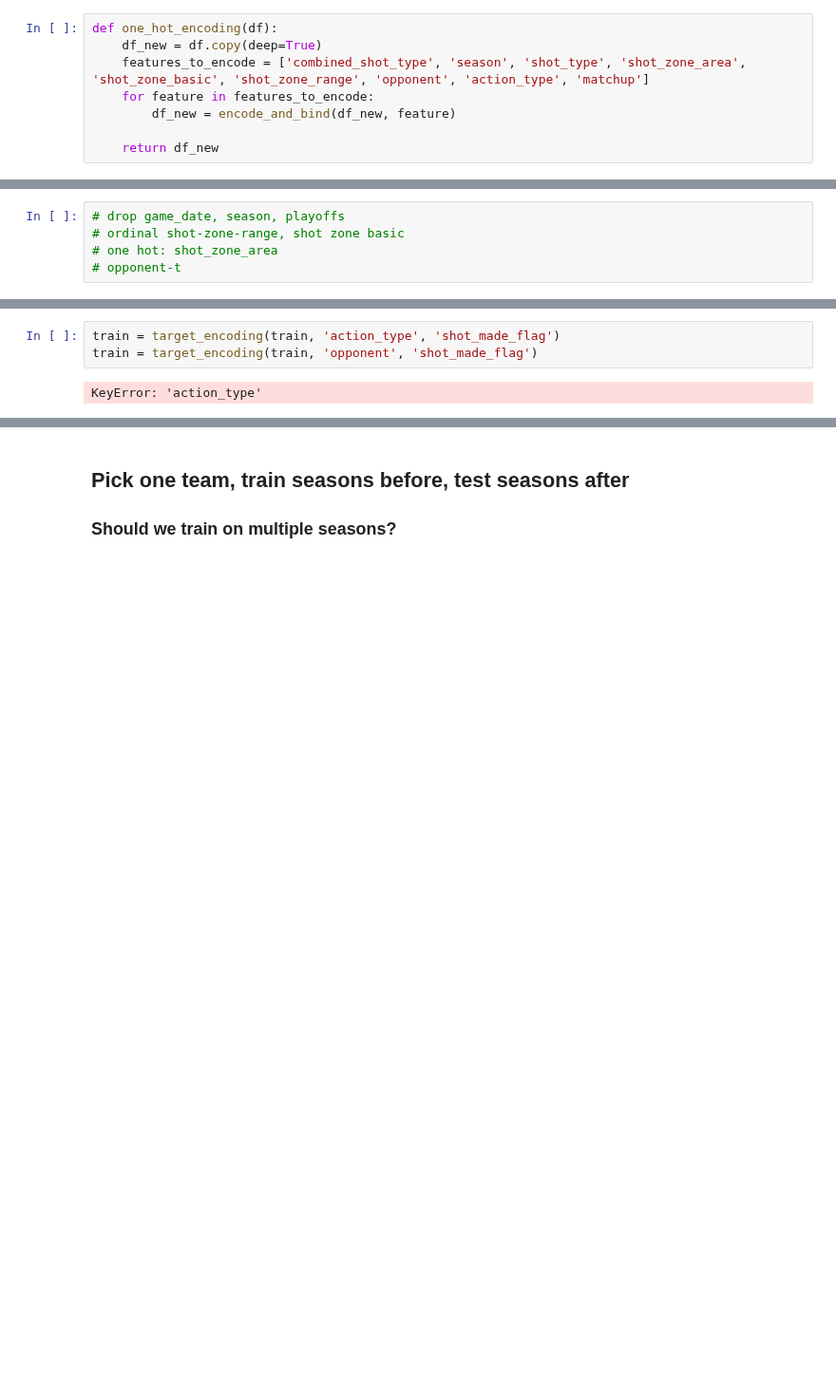
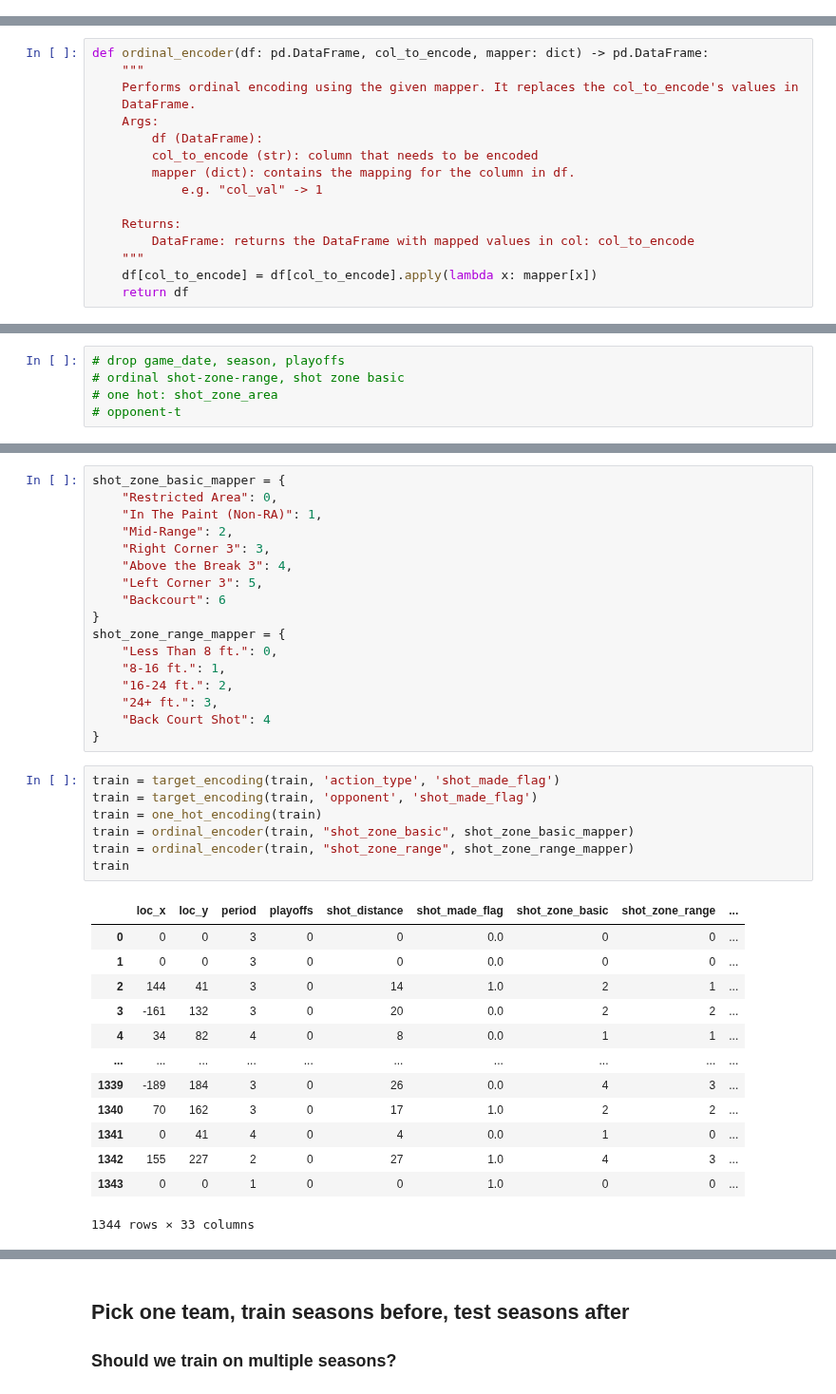
Before and after one commit to mitirmizi/koby-bryant-shot-selection, a Jupyter notebook: src/3-modeling-prep.ipynb, the cells around one changed output, grey strips where cells are left out. Shown at 95% size. Drawn from its saved outputs; the diff is of its cells as text; blank space fills up the shorter version.

Commit message:
1st train/test

```diff
--- a/src/3-modeling-prep.ipynb
+++ b/src/3-modeling-prep.ipynb
@@ -67,8 +76,0 @@ def encode_and_bind(original_dataframe, feature_to_encode):
-# %%
-def one_hot_encoding(df):
-    df_new = df.copy(deep=True)
-    features_to_encode = ['combined_shot_type', 'season', 'shot_type', 'shot_zone_area', 'shot_zone_basic', 'shot_zone_range', 'opponent', 'action_type', 'matchup']
-    for feature in features_to_encode:
-        df_new = encode_and_bind(df_new, feature)
-
-    return df_new
@@ -76,0 +77,16 @@ def one_hot_encoding(df):
+# %%
+def ordinal_encoder(df: pd.DataFrame, col_to_encode, mapper: dict) -> pd.DataFrame:
+    """
+    Performs ordinal encoding using the given mapper. It replaces the col_to_encode's values in
+    DataFrame.
+    Args:
+        df (DataFrame):
+        col_to_encode (str): column that needs to be encoded
+        mapper (dict): contains the mapping for the column in df.
+            e.g. "col_val" -> 1
+
+    Returns:
+        DataFrame: returns the DataFrame with mapped values in col: col_to_encode
+    """
+    df[col_to_encode] = df[col_to_encode].apply(lambda x: mapper[x])
+    return df
@@ -170,5 +199,38 @@ train.head()
+# %%
+shot_zone_basic_mapper = {
+    "Restricted Area": 0,
+    "In The Paint (Non-RA)": 1,
+    "Mid-Range": 2,
+    "Right Corner 3": 3,
+    "Above the Break 3": 4,
+    "Left Corner 3": 5,
+    "Backcourt": 6
+}
+shot_zone_range_mapper = {
+    "Less Than 8 ft.": 0,
+    "8-16 ft.": 1,
+    "16-24 ft.": 2,
+    "24+ ft.": 3,
+    "Back Court Shot": 4
+}
 # %%
 train = target_encoding(train, 'action_type', 'shot_made_flag')
 train = target_encoding(train, 'opponent', 'shot_made_flag')
+train = one_hot_encoding(train)
+train = ordinal_encoder(train, "shot_zone_basic", shot_zone_basic_mapper)
+train = ordinal_encoder(train, "shot_zone_range", shot_zone_range_mapper)
+train
 # %% [output]
+|  | loc_x | loc_y | period | playoffs | shot_distance | shot_made_flag | shot_zone_basic | shot_zone_range | ... |
+| 0 | 0 | 0 | 3 | 0 | 0 | 0.0 | 0 | 0 | ... |
+| 1 | 0 | 0 | 3 | 0 | 0 | 0.0 | 0 | 0 | ... |
+| 2 | 144 | 41 | 3 | 0 | 14 | 1.0 | 2 | 1 | ... |
+| 3 | -161 | 132 | 3 | 0 | 20 | 0.0 | 2 | 2 | ... |
+| 4 | 34 | 82 | 4 | 0 | 8 | 0.0 | 1 | 1 | ... |
+| ... | ... | ... | ... | ... | ... | ... | ... | ... | ... |
+| 1339 | -189 | 184 | 3 | 0 | 26 | 0.0 | 4 | 3 | ... |
+| 1340 | 70 | 162 | 3 | 0 | 17 | 1.0 | 2 | 2 | ... |
+| 1341 | 0 | 41 | 4 | 0 | 4 | 0.0 | 1 | 0 | ... |
+| 1342 | 155 | 227 | 2 | 0 | 27 | 1.0 | 4 | 3 | ... |
+| 1343 | 0 | 0 | 1 | 0 | 0 | 1.0 | 0 | 0 | ... |
-KeyError: 'action_type'
+1344 rows × 33 columns
```
Also changed, not shown: parts of 14 cells of this notebook, 2 other files.
